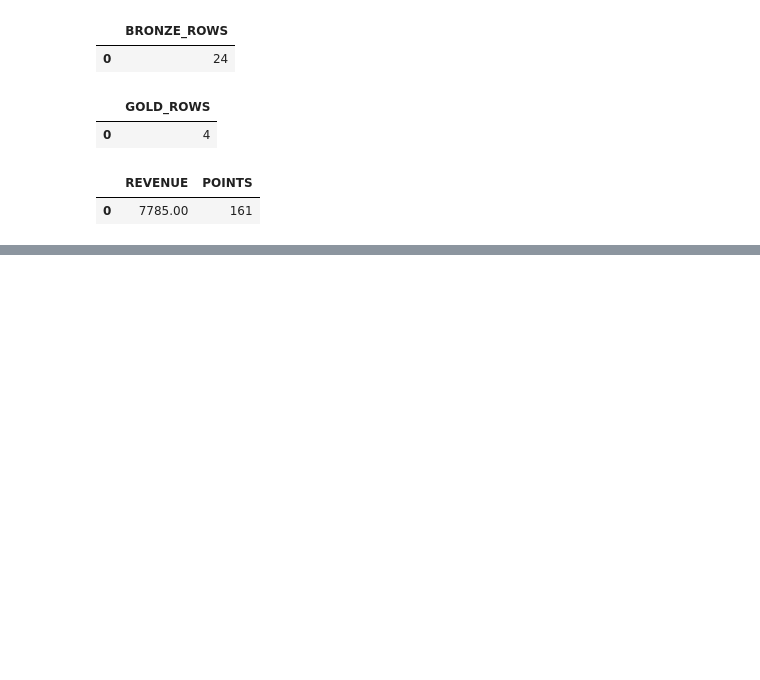
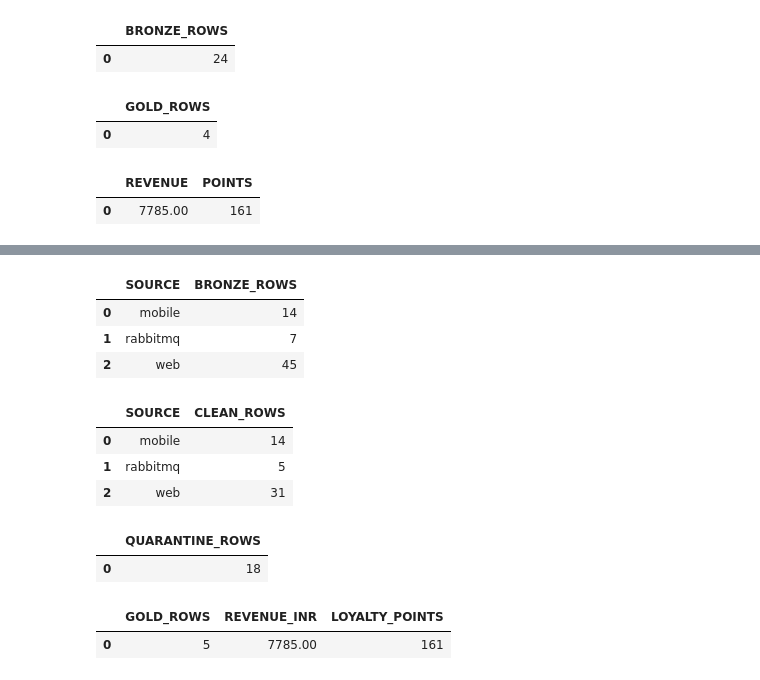
Before and after one commit to Choco-10/freshcart-pipelines, a Jupyter notebook: elt/freshcart_elt.ipynb, the cells around one changed output, grey strips where cells are left out. Cells and saved outputs as stored; diff of their text form; code cells hidden in the pictures; blank space fills up the shorter version.

Commit message:
Bonus RabbitMQ

```diff
--- a/elt/freshcart_elt.ipynb
+++ b/elt/freshcart_elt.ipynb
@@ -1324,0 +1390,43 @@ display(df)
+# %%
+df = show("""
+SELECT source, COUNT(*) AS bronze_rows
+FROM bronze.orders_raw
+GROUP BY source
+ORDER BY source;
+""")
+display(df)
+
+df = show("""
+SELECT source, COUNT(*) AS clean_rows
+FROM silver.orders_clean
+GROUP BY source
+ORDER BY source;
+""")
+display(df)
+
+df = show("""
+SELECT COUNT(*) AS quarantine_rows
+FROM quarantine.orders;
+""")
+display(df)
+
+df = show("""
+SELECT COUNT(*) AS gold_rows,
+       COALESCE(SUM(amount_inr), 0) AS revenue_inr,
+       COALESCE(SUM(loyalty_points), 0) AS loyalty_points
+FROM gold.fct_orders;
+""")
+display(df)
+# %% [output]
+|  | SOURCE | BRONZE_ROWS |
+| 0 | mobile | 14 |
+| 1 | rabbitmq | 7 |
+| 2 | web | 45 |
+|  | SOURCE | CLEAN_ROWS |
+| 0 | mobile | 14 |
+| 1 | rabbitmq | 5 |
+| 2 | web | 31 |
+|  | QUARANTINE_ROWS |
+| 0 | 18 |
+|  | GOLD_ROWS | REVENUE_INR | LOYALTY_POINTS |
+| 0 | 5 | 7785.00 | 161 |
```
Also changed, not shown: parts of 8 cells of this notebook, 4 other files.
